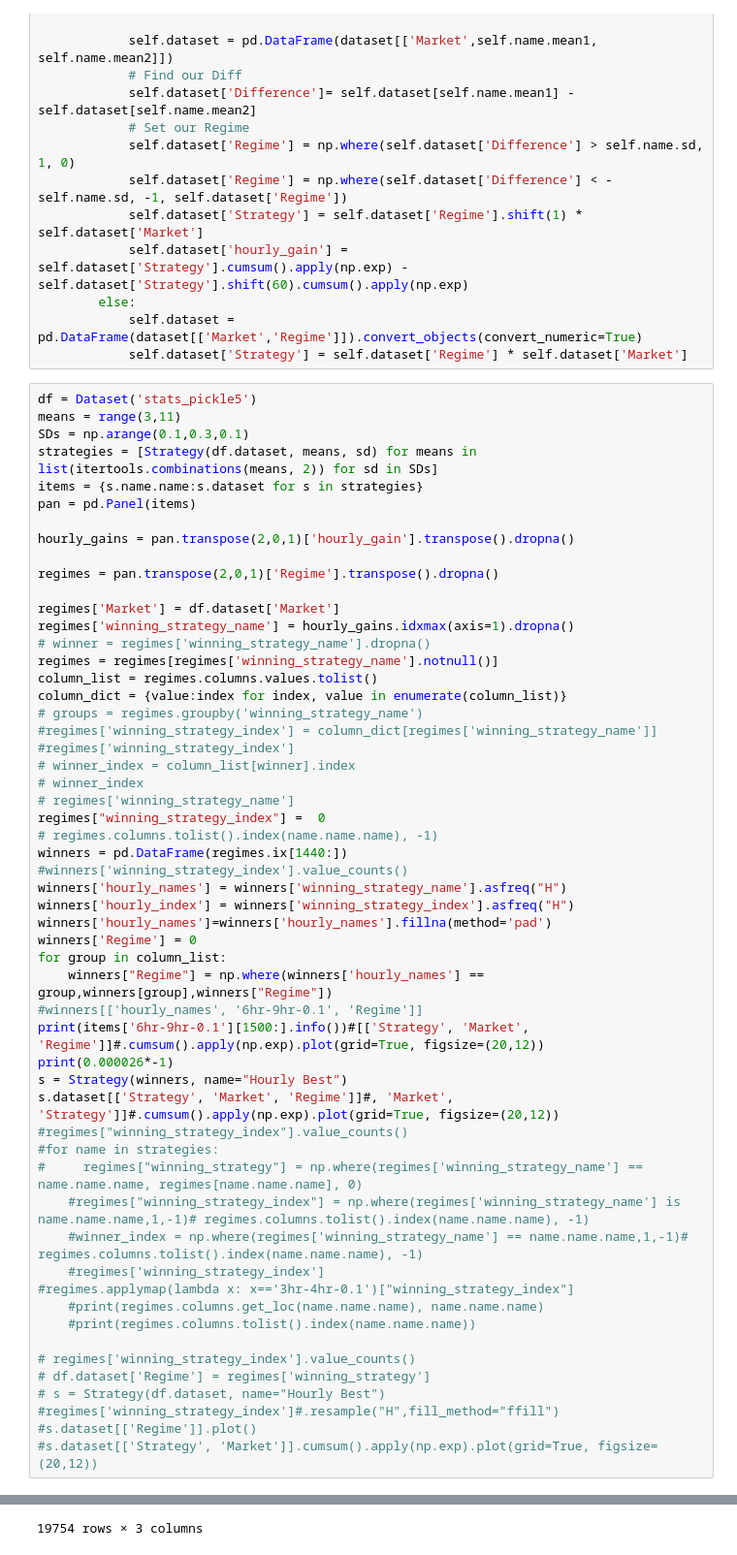
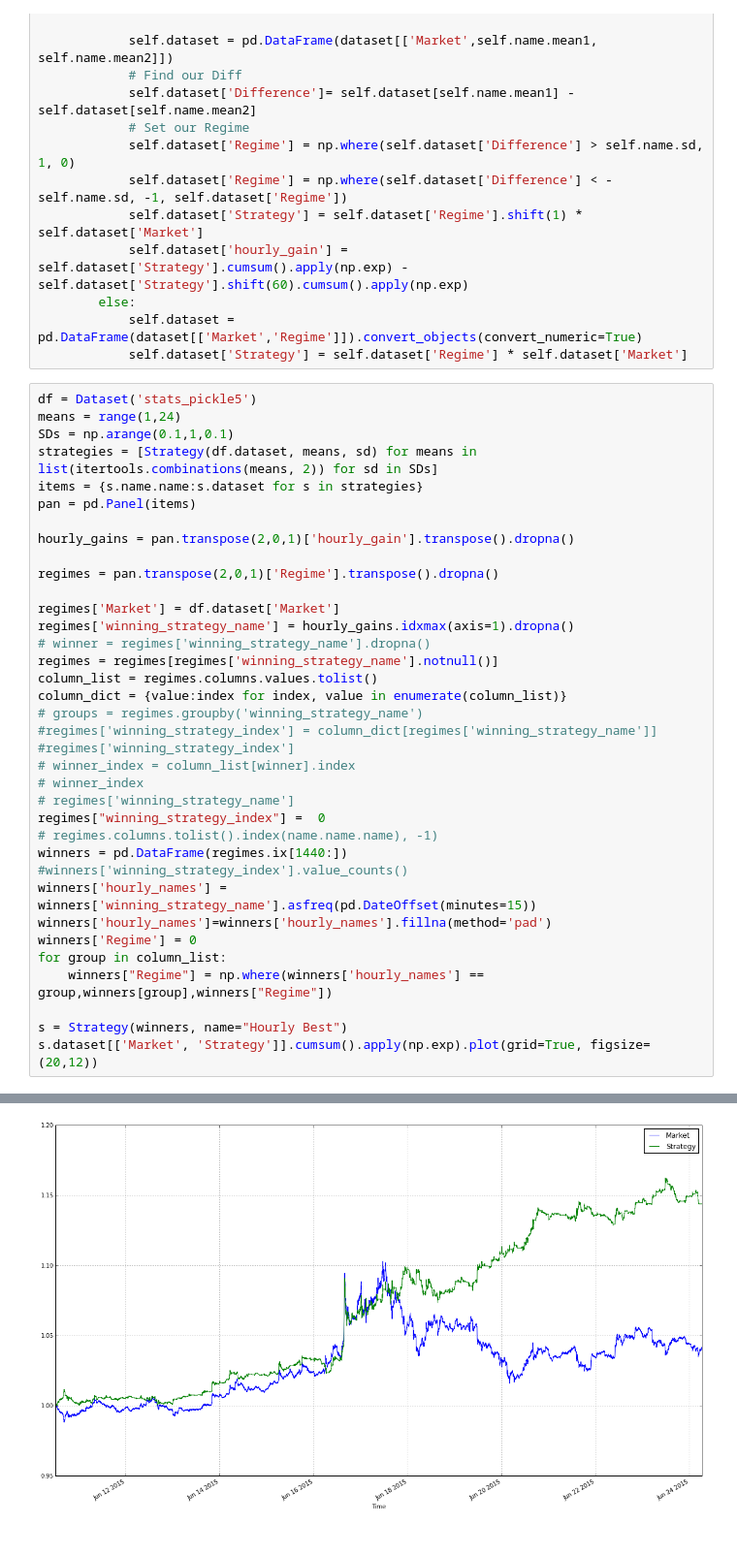
Before and after one commit to peterFran/bitpy, a Jupyter notebook: modelling/Hourly Updater.ipynb, the cells around one changed output, grey strips where cells are left out. Shown at 97% size. Saved outputs shown, nothing was run; the diff lists cells and outputs as text.

```diff
--- a/modelling/Hourly Updater.ipynb
+++ b/modelling/Hourly Updater.ipynb
@@ -118,8 +118,8 @@ class Strategy():
             self.dataset['Strategy'] = self.dataset['Regime'] * self.dataset['Market']
 # %%
 df = Dataset('stats_pickle5')
-means = range(3,11)
-SDs = np.arange(0.1,0.3,0.1)
+means = range(1,24)
+SDs = np.arange(0.1,1,0.1)
 strategies = [Strategy(df.dataset, means, sd) for means in list(itertools.combinations(means, 2)) for sd in SDs]
 items = {s.name.name:s.dataset for s in strategies}
 pan = pd.Panel(items)
@@ -144,31 +144,12 @@ regimes["winning_strategy_index"] =  0
 # regimes.columns.tolist().index(name.name.name), -1)
 winners = pd.DataFrame(regimes.ix[1440:])
 #winners['winning_strategy_index'].value_counts()
-winners['hourly_names'] = winners['winning_strategy_name'].asfreq("H")
-winners['hourly_index'] = winners['winning_strategy_index'].asfreq("H")
+winners['hourly_names'] = winners['winning_strategy_name'].asfreq(pd.DateOffset(minutes=15))
 winners['hourly_names']=winners['hourly_names'].fillna(method='pad')
 winners['Regime'] = 0
 for group in column_list:
     winners["Regime"] = np.where(winners['hourly_names'] == group,winners[group],winners["Regime"])
-#winners[['hourly_names', '6hr-9hr-0.1', 'Regime']]
-print(items['6hr-9hr-0.1'][1500:].info())#[['Strategy', 'Market', 'Regime']]#.cumsum().apply(np.exp).plot(grid=True, figsize=(20,12))
-print(0.000026*-1)
+
 s = Strategy(winners, name="Hourly Best")
-s.dataset[['Strategy', 'Market', 'Regime']]#, 'Market', 'Strategy']]#.cumsum().apply(np.exp).plot(grid=True, figsize=(20,12))
-#regimes["winning_strategy_index"].value_counts()
-#for name in strategies:
-#     regimes["winning_strategy"] = np.where(regimes['winning_strategy_name'] == name.name.name, regimes[name.name.name], 0)
-    #regimes["winning_strategy_index"] = np.where(regimes['winning_strategy_name'] is name.name.name,1,-1)# regimes.columns.tolist().index(name.name.name), -1)
-    #winner_index = np.where(regimes['winning_strategy_name'] == name.name.name,1,-1)# regimes.columns.tolist().index(name.name.name), -1)
-    #regimes['winning_strategy_index']
-#regimes.applymap(lambda x: x=='3hr-4hr-0.1')["winning_strategy_index"]
-    #print(regimes.columns.get_loc(name.name.name), name.name.name)
-    #print(regimes.columns.tolist().index(name.name.name))
-
-# regimes['winning_strategy_index'].value_counts()
-# df.dataset['Regime'] = regimes['winning_strategy']
-# s = Strategy(df.dataset, name="Hourly Best")
-#regimes['winning_strategy_index']#.resample("H",fill_method="ffill")
-#s.dataset[['Regime']].plot()
-#s.dataset[['Strategy', 'Market']].cumsum().apply(np.exp).plot(grid=True, figsize=(20,12))
+s.dataset[['Market', 'Strategy']].cumsum().apply(np.exp).plot(grid=True, figsize=(20,12))
 # %% [output]
@@ -207 +157 @@ None
-19754 rows × 3 columns
+[figure, added]
```
Also changed, not shown: parts of 6 cells of this notebook.
